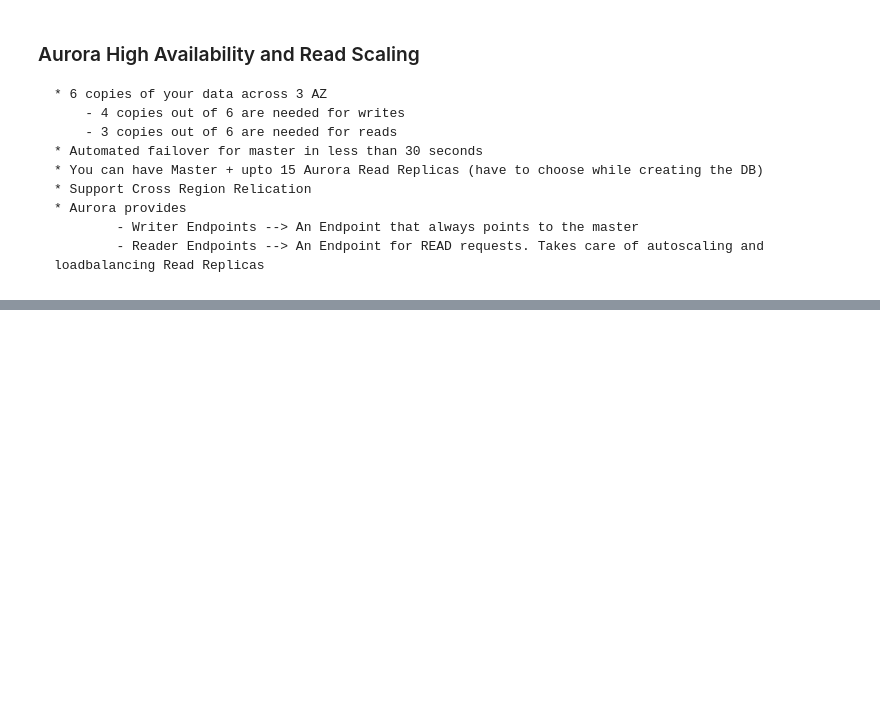
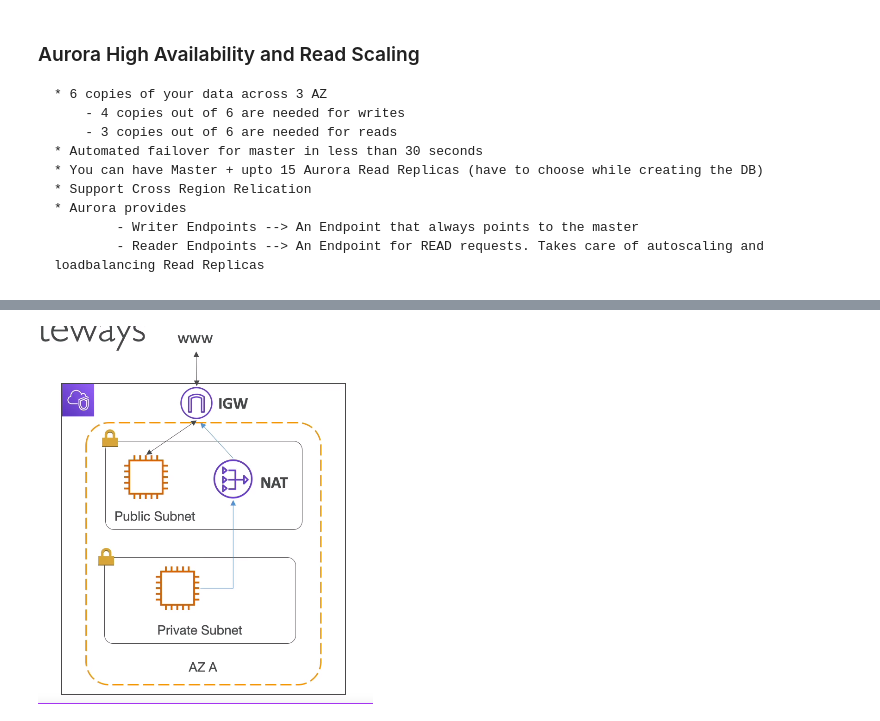
Before and after one commit to tanmay-kulkarni/blog, a Jupyter notebook: _notebooks/2022-01-05-aws-cda-notes.ipynb, the cells around one changed output, grey strips where cells are left out. Saved outputs shown, nothing was run; the diff lists cells and outputs as text; code cells hidden in the pictures; blank space fills up the shorter version.

```diff
--- a/_notebooks/2022-01-05-aws-cda-notes.ipynb
+++ b/_notebooks/2022-01-05-aws-cda-notes.ipynb
@@ -353,0 +406,5 @@ It consists of:
+# %%
+from IPython.display import Image
+Image("/home/tanmay/Pictures/training/vpc_nat.png")
+# %% [output]
+[figure, added]
```
Also changed, not shown: parts of 15 cells of this notebook.
